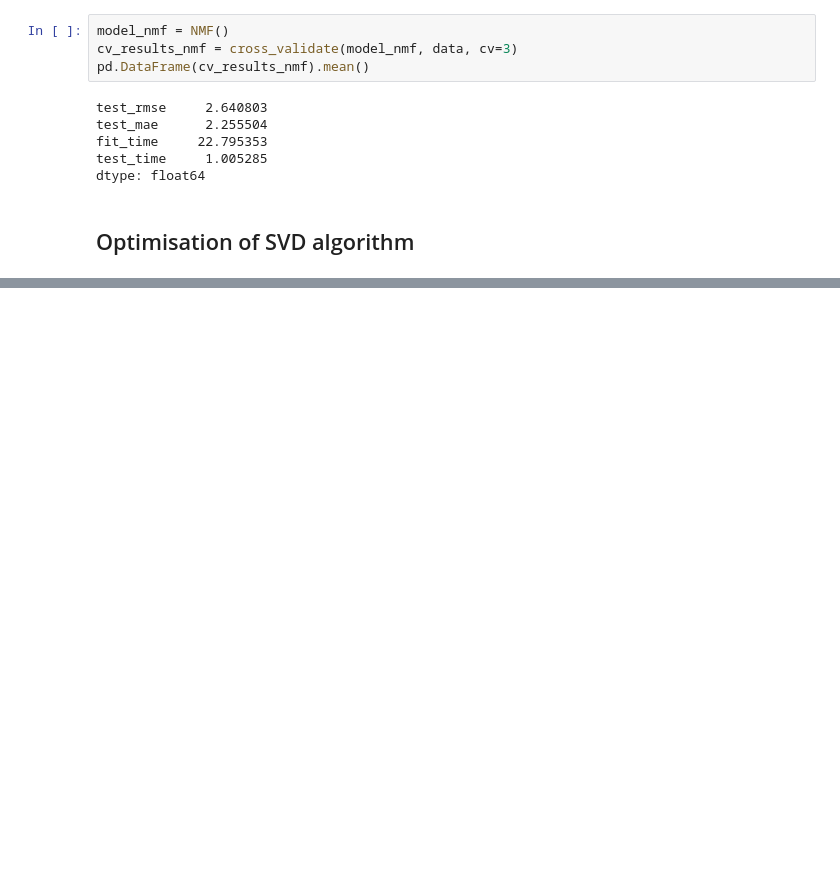
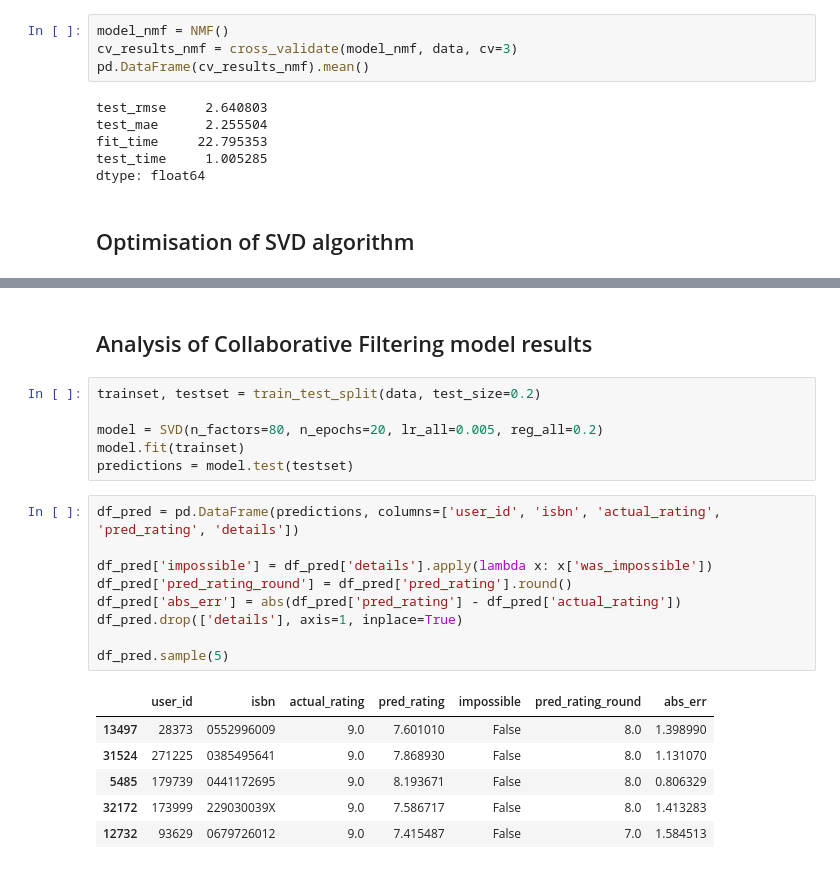
Before and after one commit to klaudia-nazarko/collaborative-filtering-python, a Jupyter notebook: collaborative-filtering-model-based.ipynb, the cells around one changed output, grey strips where cells are left out. Drawn from its saved outputs; the diff is of its cells as text; blank space fills up the shorter version.

```diff
--- a/collaborative-filtering-model-based.ipynb
+++ b/collaborative-filtering-model-based.ipynb
@@ -71,0 +82,24 @@ print(gs.best_params['rmse'])
+# %% [markdown]
+## Analysis of Collaborative Filtering model results
+# %%
+trainset, testset = train_test_split(data, test_size=0.2)
+
+model = SVD(n_factors=80, n_epochs=20, lr_all=0.005, reg_all=0.2)
+model.fit(trainset)
+predictions = model.test(testset)
+# %%
+df_pred = pd.DataFrame(predictions, columns=['user_id', 'isbn', 'actual_rating', 'pred_rating', 'details'])
+
+df_pred['impossible'] = df_pred['details'].apply(lambda x: x['was_impossible'])
+df_pred['pred_rating_round'] = df_pred['pred_rating'].round()
+df_pred['abs_err'] = abs(df_pred['pred_rating'] - df_pred['actual_rating'])
+df_pred.drop(['details'], axis=1, inplace=True)
+
+df_pred.sample(5)
+# %% [output]
+|  | user_id | isbn | actual_rating | pred_rating | impossible | pred_rating_round | abs_err |
+| 13497 | 28373 | 0552996009 | 9.0 | 7.601010 | False | 8.0 | 1.398990 |
+| 31524 | 271225 | 0385495641 | 9.0 | 7.868930 | False | 8.0 | 1.131070 |
+| 5485 | 179739 | 0441172695 | 9.0 | 8.193671 | False | 8.0 | 0.806329 |
+| 32172 | 173999 | 229030039X | 9.0 | 7.586717 | False | 8.0 | 1.413283 |
+| 12732 | 93629 | 0679726012 | 9.0 | 7.415487 | False | 7.0 | 1.584513 |
```
Also changed, not shown: parts of 9 cells of this notebook.
